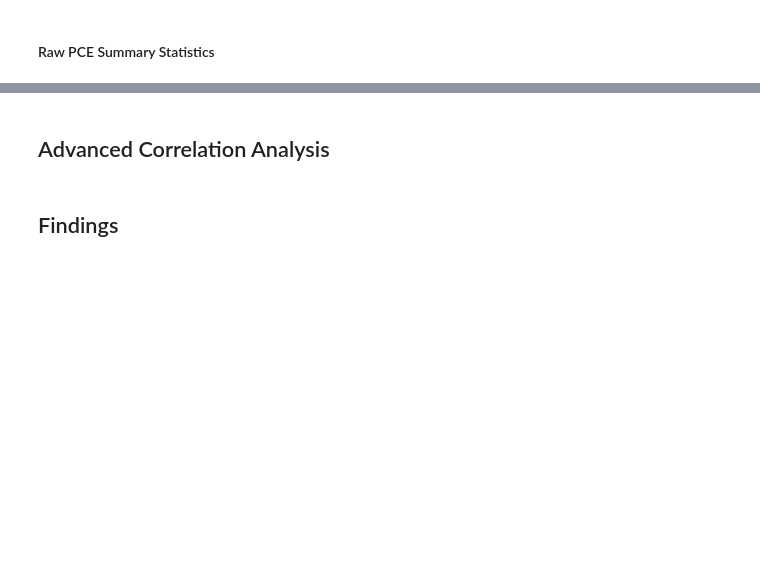
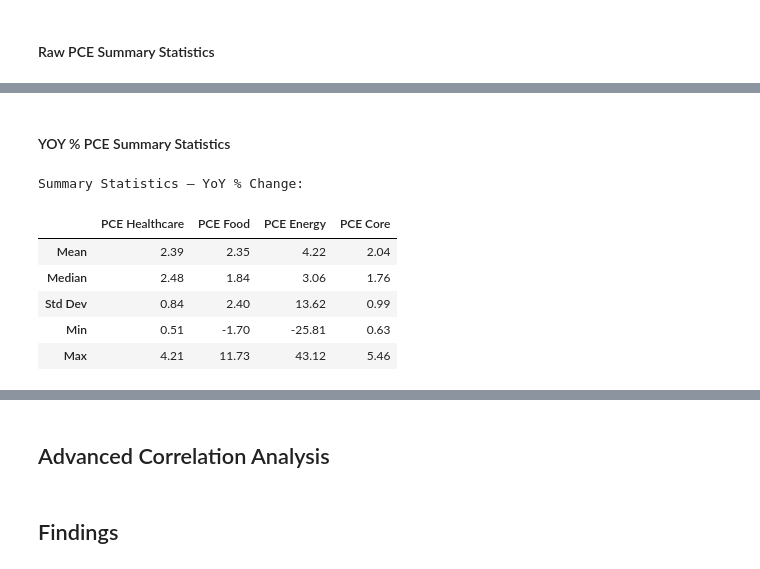
Before and after one commit to mcgeever1/Lam-McGeever-2500, a Jupyter notebook: Lam_McGeever_FP.ipynb, the cells around one changed output, grey strips where cells are left out. Cells and saved outputs as stored; diff of their text form; code cells hidden in the pictures; blank space fills up the shorter version.

```diff
--- a/Lam_McGeever_FP.ipynb
+++ b/Lam_McGeever_FP.ipynb
@@ -172,0 +206,30 @@ max    122.269000  130.758000  164.761000  127.245000   18.000000
+# %% [markdown]
+#### YOY % PCE Summary Statistics
+# %%
+# Group the base YoY columns together
+yoy_cols = {
+    'PCE Healthcare' : 'pce_health_yoy',
+    'PCE Food'       : 'pce_food_yoy',
+    'PCE Energy'     : 'pce_energy_yoy',
+    'PCE Core'       : 'pce_core_yoy'
+}
+
+# Pull just the YoY columns and compute summary stats
+yoy_df = df_master[list(yoy_cols.values())]
+
+# Rename for clean display
+yoy_df.columns = list(yoy_cols.keys())
+
+summary = yoy_df.describe().loc[['mean', '50%', 'std', 'min', 'max']]
+summary.index = ['Mean', 'Median', 'Std Dev', 'Min', 'Max']
+
+print("Summary Statistics — YoY % Change:")
+summary.round(2)
+# %% [output]
+Summary Statistics — YoY % Change:
+|  | PCE Healthcare | PCE Food | PCE Energy | PCE Core |
+| Mean | 2.39 | 2.35 | 4.22 | 2.04 |
+| Median | 2.48 | 1.84 | 3.06 | 1.76 |
+| Std Dev | 0.84 | 2.40 | 13.62 | 0.99 |
+| Min | 0.51 | -1.70 | -25.81 | 0.63 |
+| Max | 4.21 | 11.73 | 43.12 | 5.46 |
```
Also changed, not shown: parts of 10 cells of this notebook.
